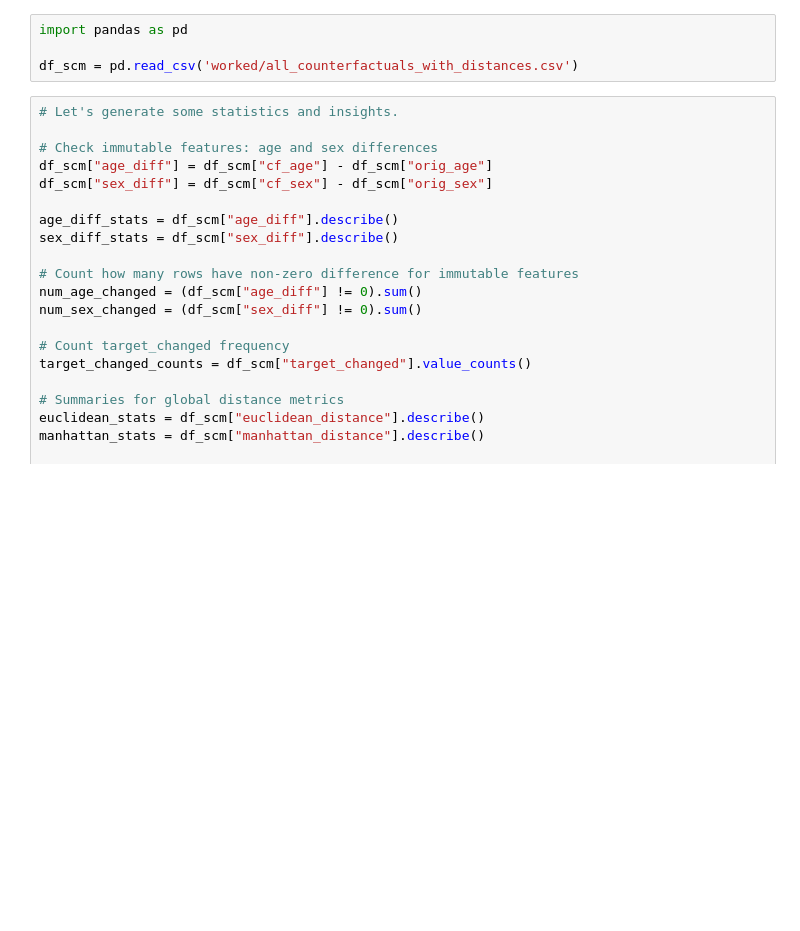
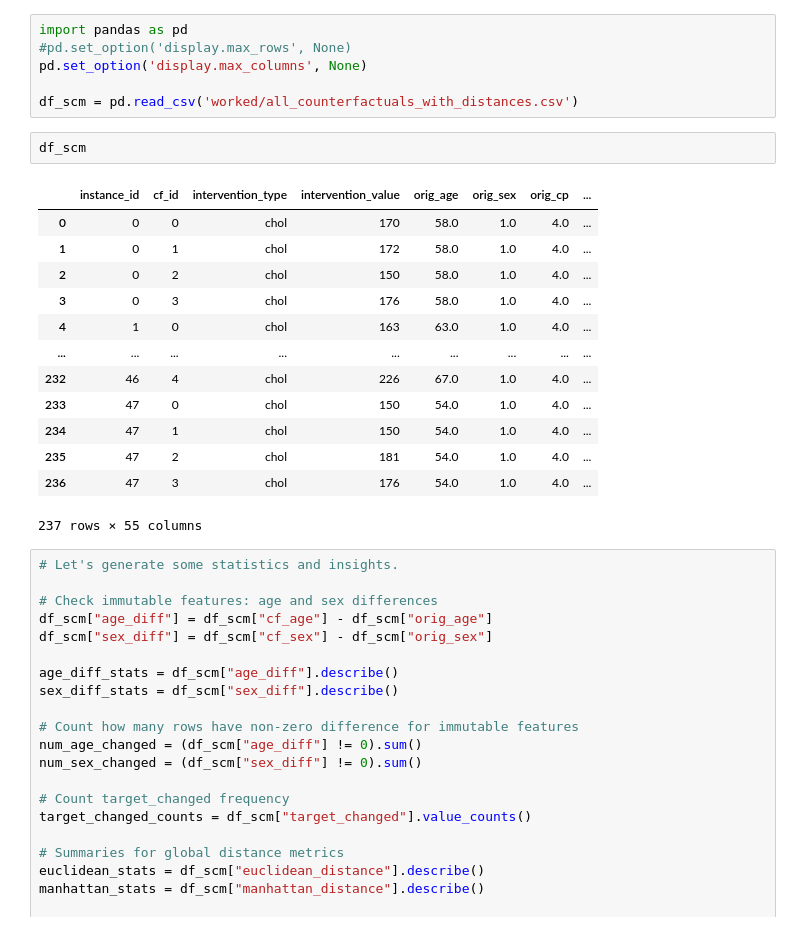
Before and after one commit to PMK1991/cvd_counterfactual_pipeline, a Jupyter notebook: nb_cvd_exp_eda_results.ipynb, the cells around one changed output. Cells and saved outputs as stored; diff of their text form; blank space fills up the shorter version.

```diff
--- a/nb_cvd_exp_eda_results.ipynb
+++ b/nb_cvd_exp_eda_results.ipynb
@@ -1,7 +1,25 @@
 # %%
 import pandas as pd
+#pd.set_option('display.max_rows', None)
+pd.set_option('display.max_columns', None)
 
 df_scm = pd.read_csv('worked/all_counterfactuals_with_distances.csv')
+# %%
+df_scm
+# %% [output]
+|  | instance_id | cf_id | intervention_type | intervention_value | orig_age | orig_sex | orig_cp | ... |
+| 0 | 0 | 0 | chol | 170 | 58.0 | 1.0 | 4.0 | ... |
+| 1 | 0 | 1 | chol | 172 | 58.0 | 1.0 | 4.0 | ... |
+| 2 | 0 | 2 | chol | 150 | 58.0 | 1.0 | 4.0 | ... |
+| 3 | 0 | 3 | chol | 176 | 58.0 | 1.0 | 4.0 | ... |
+| 4 | 1 | 0 | chol | 163 | 63.0 | 1.0 | 4.0 | ... |
+| ... | ... | ... | ... | ... | ... | ... | ... | ... |
+| 232 | 46 | 4 | chol | 226 | 67.0 | 1.0 | 4.0 | ... |
+| 233 | 47 | 0 | chol | 150 | 54.0 | 1.0 | 4.0 | ... |
+| 234 | 47 | 1 | chol | 150 | 54.0 | 1.0 | 4.0 | ... |
+| 235 | 47 | 2 | chol | 181 | 54.0 | 1.0 | 4.0 | ... |
+| 236 | 47 | 3 | chol | 176 | 54.0 | 1.0 | 4.0 | ... |
+237 rows × 55 columns
 # %%
 # Let's generate some statistics and insights.
 
```
